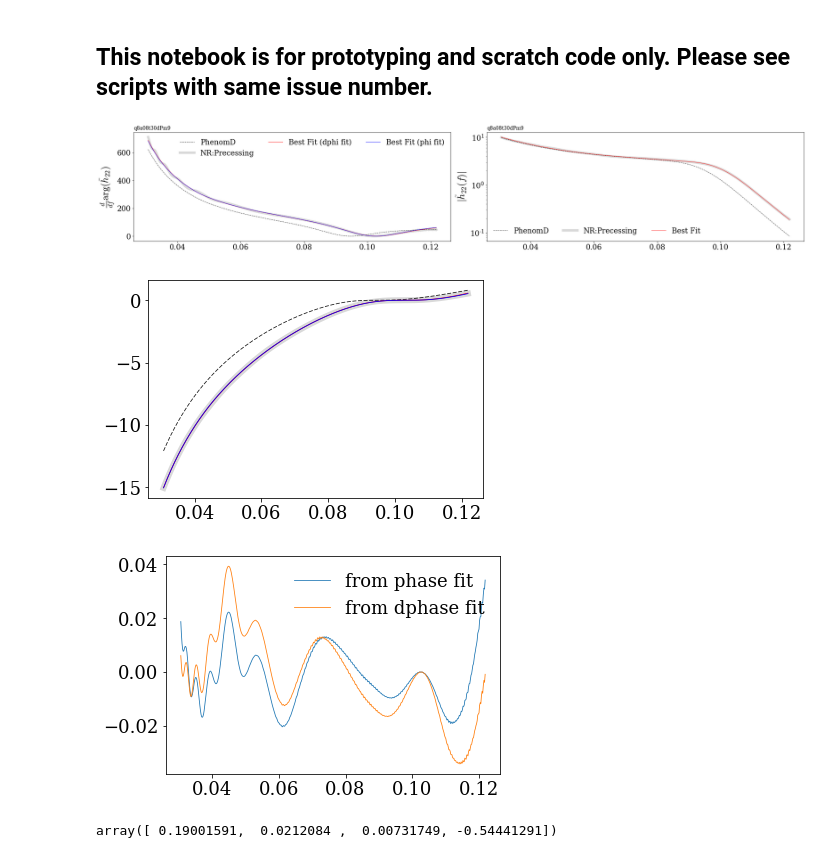
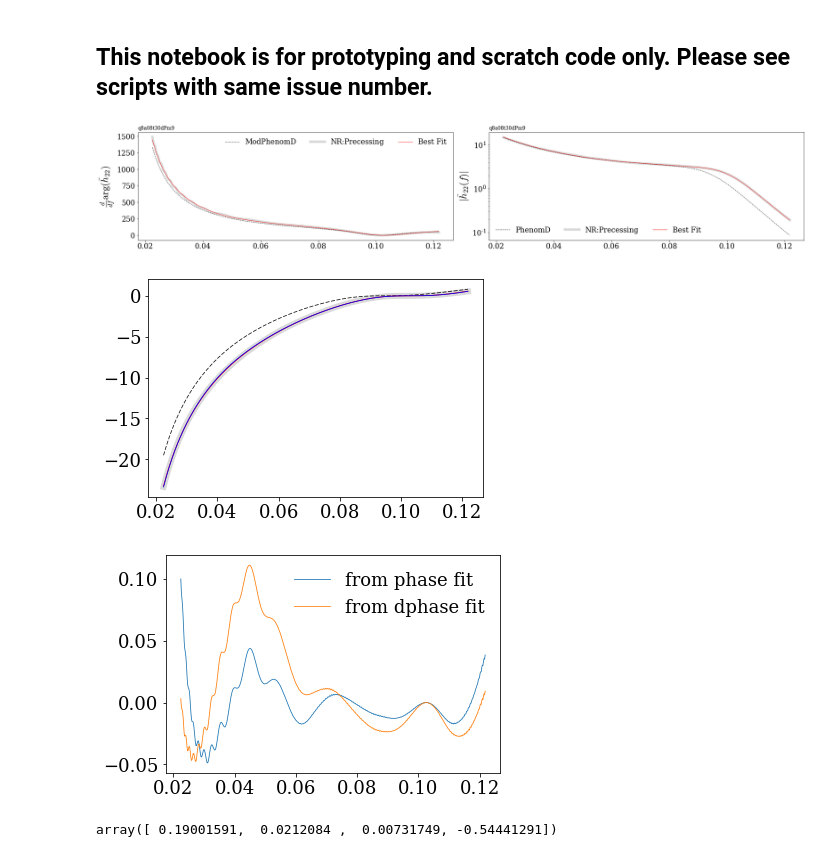
Before and after one commit to Cyberface/puck, a Jupyter notebook: ll/issues/3_fit_waveforms.ipynb, the cells around one changed output. Drawn from its saved outputs; the diff is of its cells as text; code cells hidden in the pictures.

```diff
--- a/ll/issues/3_fit_waveforms.ipynb
+++ b/ll/issues/3_fit_waveforms.ipynb
@@ -63,6 +63,13 @@ for f_ in files[::-1]:
         #
         f,amp_td,amp_fd,dphi_td,dphi_fd,phi_td,phi_fd = data.T
         theta,m1,m2,eta,delta,chi_eff,chi_p,chi1,chi2,a1,a2 = metadata_dict['array_data'][k]
+
+        #
+        mod_phenomd = pwca.__generate_modified_phenomd_helper__(f, m1, m2, chi1, chi2, chi_p)
+        mod_phenomd_amp = abs(mod_phenomd)
+        mod_phenomd_phi = unwrap( angle(mod_phenomd) )
+        mod_phenomd_dphi = spline_diff(f,mod_phenomd_phi)
+        mod_phenomd_dphi -= min( mod_phenomd_dphi[ (f>0.03)&(f<0.12) ] )
 
         # GENERATE TEMPLATE FUNCTIONS
         # ---
@@ -112,10 +119,11 @@ for f_ in files[::-1]:
 
         #subplot(1,2,1)
         sca(ax[p]); p+=1
-        plot( f, phenomd_dphi, label='PhenomD', ls='--',alpha=0.9,color='k' )
+        #plot( f, phenomd_dphi, label='PhenomD', ls='--',alpha=0.3,color='k' )
+        plot( f, mod_phenomd_dphi, label='ModPhenomD', ls='--',alpha=0.9,color='k' )
         plot( f, dphi_td, label='NR:Precessing', color='k', alpha=0.15, lw=6 )
-        plot( f, best_fit_dphi, label='Best Fit (dphi fit)', color='r', ls='-' )
-        plot( f, best_fit_dphi2, label='Best Fit (phi fit)', color='b', ls='-' )
+        plot( f, best_fit_dphi, label='Best Fit', color='r', ls='-' )
+        #plot( f, best_fit_dphi2, label='Best Fit (phi fit)', color='b', ls='-' )
         title(simname,size=12,loc='left')
         legend(ncol=3,loc=1)
         ylabel(r'$\frac{d}{df}\arg(\tilde{h}_{22})$')
@@ -124,36 +132,36 @@ for f_ in files[::-1]:
         title(f_.split('/')[-1].split('.')[0],loc='left',size=12)
 
         #subplot(1,2,2)
         sca(ax[p]); p+=1
         plot( f, phenomd_amp, label='PhenomD', ls='--',alpha=0.9,color='k' )
         plot( f, amp_fd, label='NR:Precessing', color='k', alpha=0.15, lw=6 )
         plot( f, best_fit_amp, label='Best Fit', color='r', ls='-' )
         title(simname,size=12,loc='left')
         yscale('log')
         legend(ncol=3,loc=3)
         ylabel(r'$|\tilde{h}_{22}(f)|$')
         #
         title(f_.split('/')[-1].split('.')[0],loc='left',size=12)
 
         #
         figure()
         mask = (f>0.03) & (f<0.12)
         plot( f, phenomd_phi, label='PhenomD', ls='--',alpha=0.9,color='k' )
         plot( f, phi_td, label='NR:Precessing', color='k', alpha=0.15, lw=6 )
         plot( f, best_fit_phi, label='Best Fit', color='r', ls='-' )
         plot( f, best_fit_phi_from_dphi_fit, label='Best Fit 2', color='b', ls='-' )
 
         figure()
         plot( f,best_fit_phi-phi_td, label='from phase fit' )
         plot( f,best_fit_phi_from_dphi_fit-phi_td, label='from dphase fit' )
         legend()
 
         #
         break
 # %% [output]
-[figure, old version]
+[figure, new version]
-[figure, old version]
+[figure, new version]
-[figure, old version]
+[figure, new version]
 # %%
 dphi_popt
 # %% [output]
```
Also changed, not shown: 5 other files.
